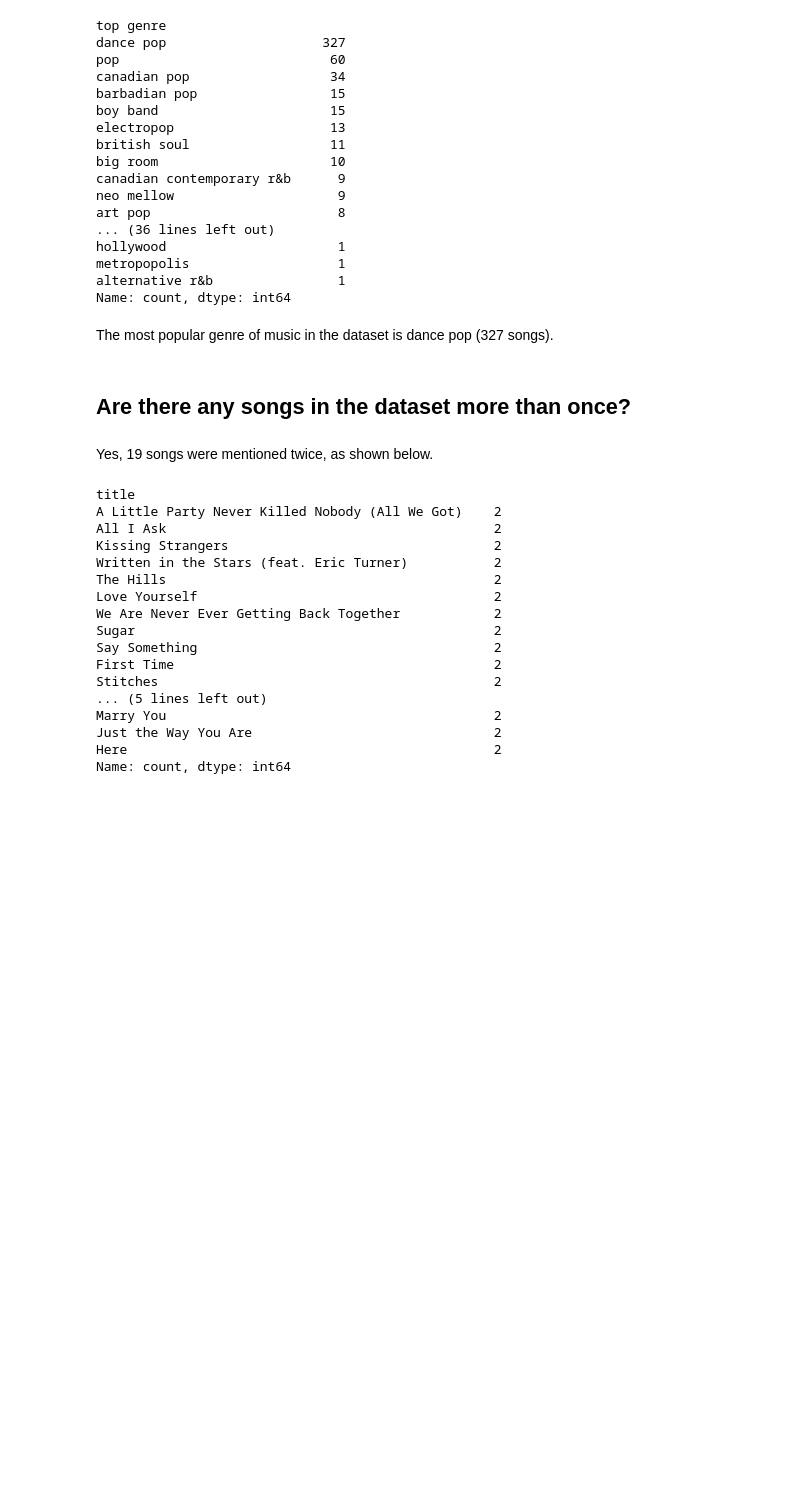
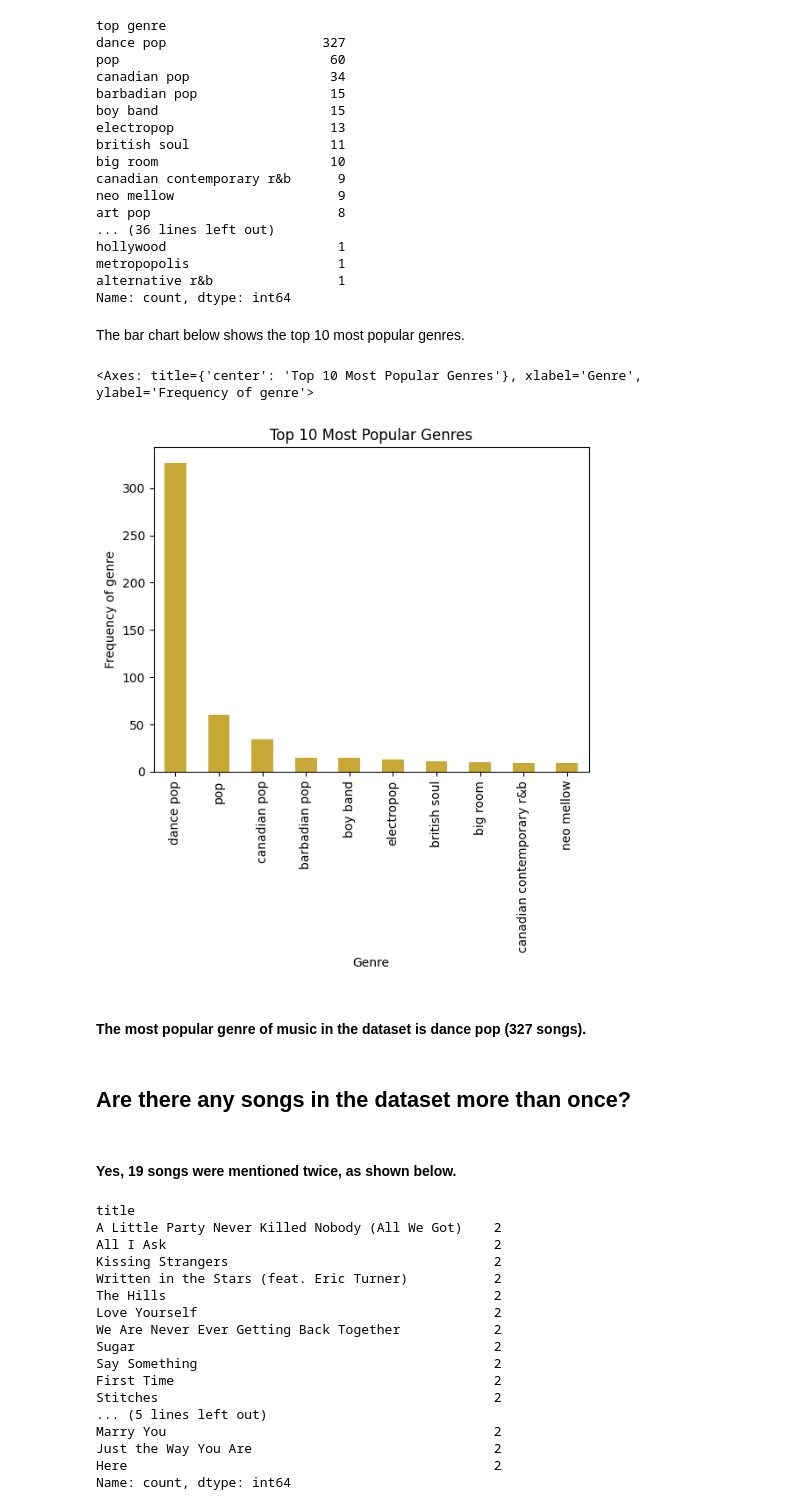
Before and after one commit to koalfred/musicalanalysis, a Jupyter notebook: Musical Analysis.ipynb, the cells around one changed output. Cells and saved outputs as stored; diff of their text form; code cells hidden in the pictures; blank space fills up the shorter version.

```diff
--- a/Musical Analysis.ipynb
+++ b/Musical Analysis.ipynb
@@ -103,12 +108,20 @@ hollywood                      1
 metropopolis                   1
 alternative r&b                1
 Name: count, dtype: int64
+# %% [markdown]
+The bar chart below shows the top 10 most popular genres.
+# %%
+top_10_genres = all_top_songs['top genre'].value_counts().head(10)
+top_10_genres.plot.bar(x='top genre', title='Top 10 Most Popular Genres', xlabel='Genre', ylabel='Frequency of genre', color='#c9a936')
+# %% [output]
+<Axes: title={'center': 'Top 10 Most Popular Genres'}, xlabel='Genre', ylabel='Frequency of genre'>
+[figure, added]
 # %% [markdown]
-The most popular genre of music in the dataset is dance pop (327 songs).
+#### The most popular genre of music in the dataset is dance pop (327 songs).
 # %% [markdown]
 ## Are there any songs in the dataset more than once?
 # %% [markdown]
-Yes, 19 songs were mentioned twice, as shown below.
+#### Yes, 19 songs were mentioned twice, as shown below.
 # %%
 all_top_songs['title'].value_counts().head(19)
 # %% [output]
```
Also changed, not shown: parts of 100 cells of this notebook.
